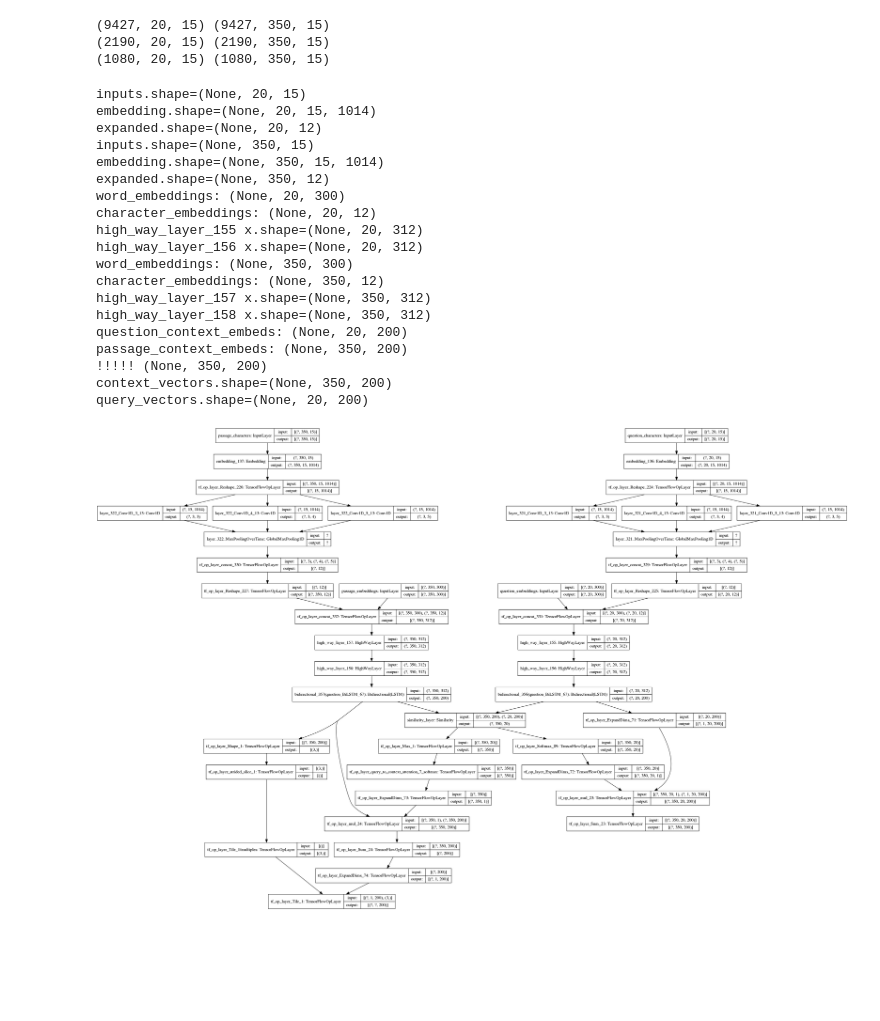
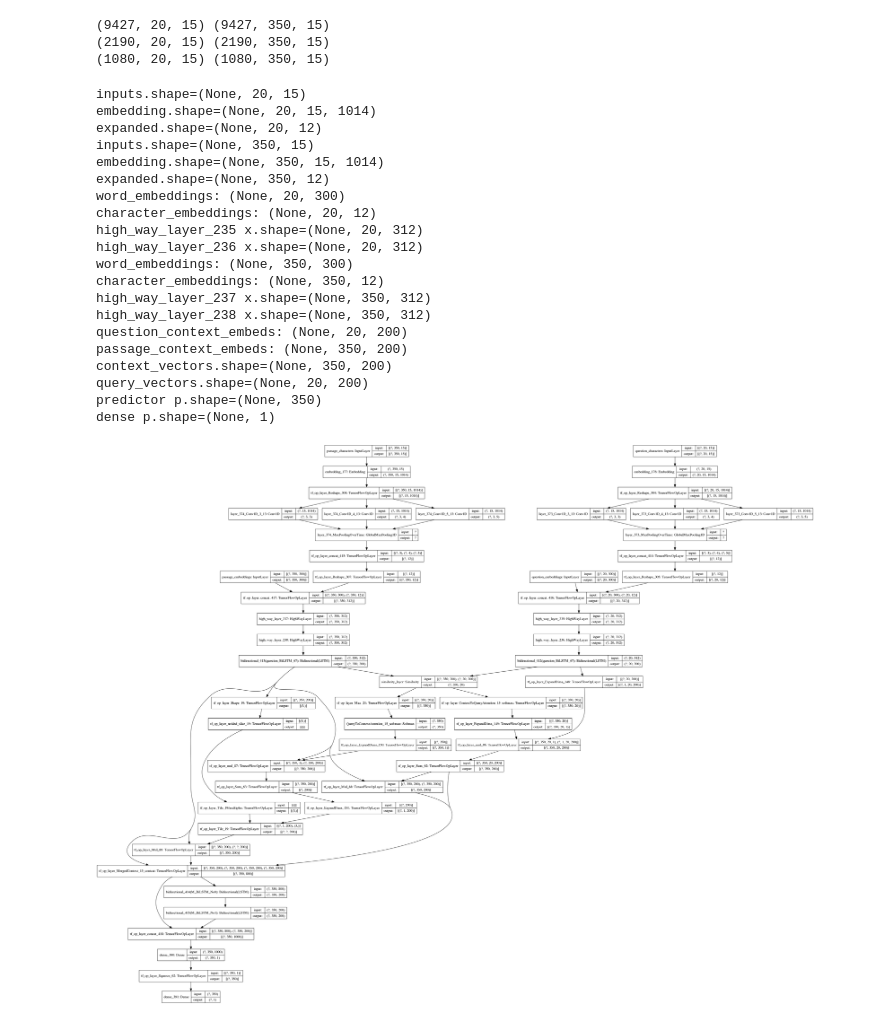
Before and after one commit to litdarya/nlp_tasks, a Jupyter notebook: hw_2/hw2.ipynb, the cells around one changed output. Cells and saved outputs as stored; diff of their text form; code cells hidden in the pictures; blank space fills up the shorter version.

```diff
--- a/hw_2/hw2.ipynb
+++ b/hw_2/hw2.ipynb
@@ -1906,7 +1954,10 @@ def build_bidaf(*, question_size, passage_size,
                 word_len,
                 word_embedding_dim,
                 question_character_tokens_params, passage_character_tokens_params,
-                contextual_embedding_params):
+                contextual_embedding_params,
+                modeling_layer_params,
+                prediction_layer_params,
+               ):
     question_embeddings = tf.keras.Input(shape=(question_size, word_embedding_dim),
                                     name='question_embeddings')
     passage_embeddings = tf.keras.Input(shape=(passage_size, word_embedding_dim),
@@ -1934,11 +1985,23 @@ def build_bidaf(*, question_size, passage_size,
 
     similarity_matrix = Similarity(name='similarity_layer')([passage_context_embeds, question_context_embeds])
 
-    c2q_attention = C2QAttention(name='context_to_query_attention')
-    q2c_attention = Q2CAttention(name='query_to_context_attention')
+    c2q_attention = C2QAttention(name='ContextToQueryAttention')
+    q2c_attention = Q2CAttention(name='QueryToContextAttention')
     context_to_query_attention = c2q_attention(similarity_matrix, question_context_embeds)
     query_to_context_attention = q2c_attention(similarity_matrix, passage_context_embeds)
 
+    G = MergedContext(name='MergedContext')(
+        encoded_context=passage_context_embeds,
+        context_to_query_attention=context_to_query_attention,
+        query_to_context_attention=query_to_context_attention
+    )
+
+    modeling_layer = ModelingLayer(**modeling_layer_params)
+    M = modeling_layer(G)
+    # M: (N, T, 2d)
+
+    predictor = BiDAFPredictionLayer(**prediction_layer_params)
+    p = predictor(G, M)
 
     # Instantiate an end-to-end model predicting both priority and department
     model = tf.keras.Model(
@@ -1946,16 +2009,16 @@ def build_bidaf(*, question_size, passage_size,
             question_embeddings, question_characters,
             passage_embeddings, passage_characters,
         ],
-        outputs=[context_to_query_attention, query_to_context_attention]
+        outputs=[p]
     )
     return model
 # %%
+lstm_dim=100
+
 bidaf_model = build_bidaf(
     question_size=MAX_LEN_QUEST,
     passage_size=MAX_LEN_PASSAGE,
     word_len=MAX_WORD_LEN_SYM,
-#     question_size_sym=MAX_LEN_QUEST_SYM,
-#     passage_size_sym=MAX_LEN_PASSAGE_SYM,
     word_embedding_dim=FT_EMBEDS_DIM,
     contextual_embedding_params={
         'question': {
@@ -1964,7 +2027,7 @@ bidaf_model = build_bidaf(
                 'linear_dense_activation': 'relu',
             },
             'lstm_params': {
-                'units': 100,
+                'units': lstm_dim,
                 'dropout': 0.3,
                 'recurrent_dropout': 0.3,
             },
@@ -1975,7 +2038,7 @@ bidaf_model = build_bidaf(
                 'linear_dense_activation': 'relu',
             },
             'lstm_params': {
-                'units': 100,
+                'units': lstm_dim,
                 'dropout': 0.3,
                 'recurrent_dropout': 0.3,
             },
@@ -1988,38 +2051,47 @@ bidaf_model = build_bidaf(
         'filters': [3, 4, 5],
         'pooling_sizes': [3, 3, 3],
         'kernels': [13, 13, 13],
     },
     passage_character_tokens_params={
         'word_len': MAX_WORD_LEN_SYM,
         'sentence_size': MAX_LEN_PASSAGE,
         'embedding_size': 1014,
         'filters': [3, 4, 5],
         'pooling_sizes': [3, 3, 3],
         'kernels': [13, 13, 13],
     },
+    modeling_layer_params={
+        'num_decoders': 2,
+        'd': lstm_dim,
+        'recurrent_dropout': 0.3,
+    },
+    prediction_layer_params={
+        'd': lstm_dim,
+    },
 )
 bidaf_model.compile(optimizer='adam', loss='binary_crossentropy', metrics=['accuracy'])
 tf.keras.utils.plot_model(bidaf_model, 'bidaf.png', show_shapes=True)
 # %% [output]
 inputs.shape=(None, 20, 15)
 embedding.shape=(None, 20, 15, 1014)
 expanded.shape=(None, 20, 12)
 inputs.shape=(None, 350, 15)
 embedding.shape=(None, 350, 15, 1014)
 expanded.shape=(None, 350, 12)
 word_embeddings: (None, 20, 300)
 character_embeddings: (None, 20, 12)
-high_way_layer_155 x.shape=(None, 20, 312)
-high_way_layer_156 x.shape=(None, 20, 312)
+high_way_layer_235 x.shape=(None, 20, 312)
+high_way_layer_236 x.shape=(None, 20, 312)
 word_embeddings: (None, 350, 300)
 character_embeddings: (None, 350, 12)
-high_way_layer_157 x.shape=(None, 350, 312)
-high_way_layer_158 x.shape=(None, 350, 312)
+high_way_layer_237 x.shape=(None, 350, 312)
+high_way_layer_238 x.shape=(None, 350, 312)
 question_context_embeds: (None, 20, 200)
 passage_context_embeds: (None, 350, 200)
-!!!!! (None, 350, 200)
 context_vectors.shape=(None, 350, 200)
 query_vectors.shape=(None, 20, 200)
+predictor p.shape=(None, 350)
+dense p.shape=(None, 1)
-[figure, old version]
+[figure, new version]
 # %%
 # bidaf_model.summary()
```
Also changed, not shown: parts of 6 cells of this notebook.
